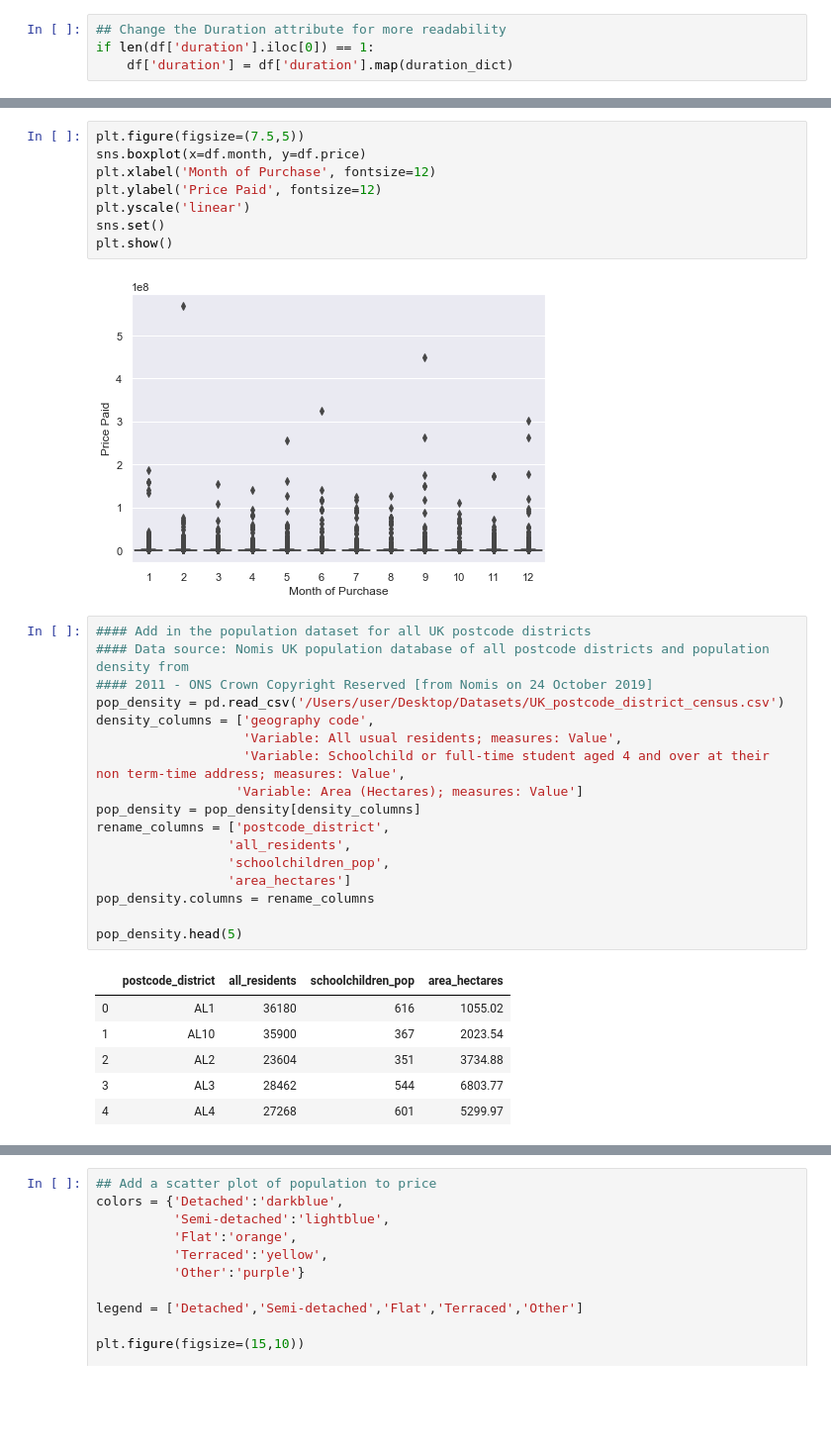
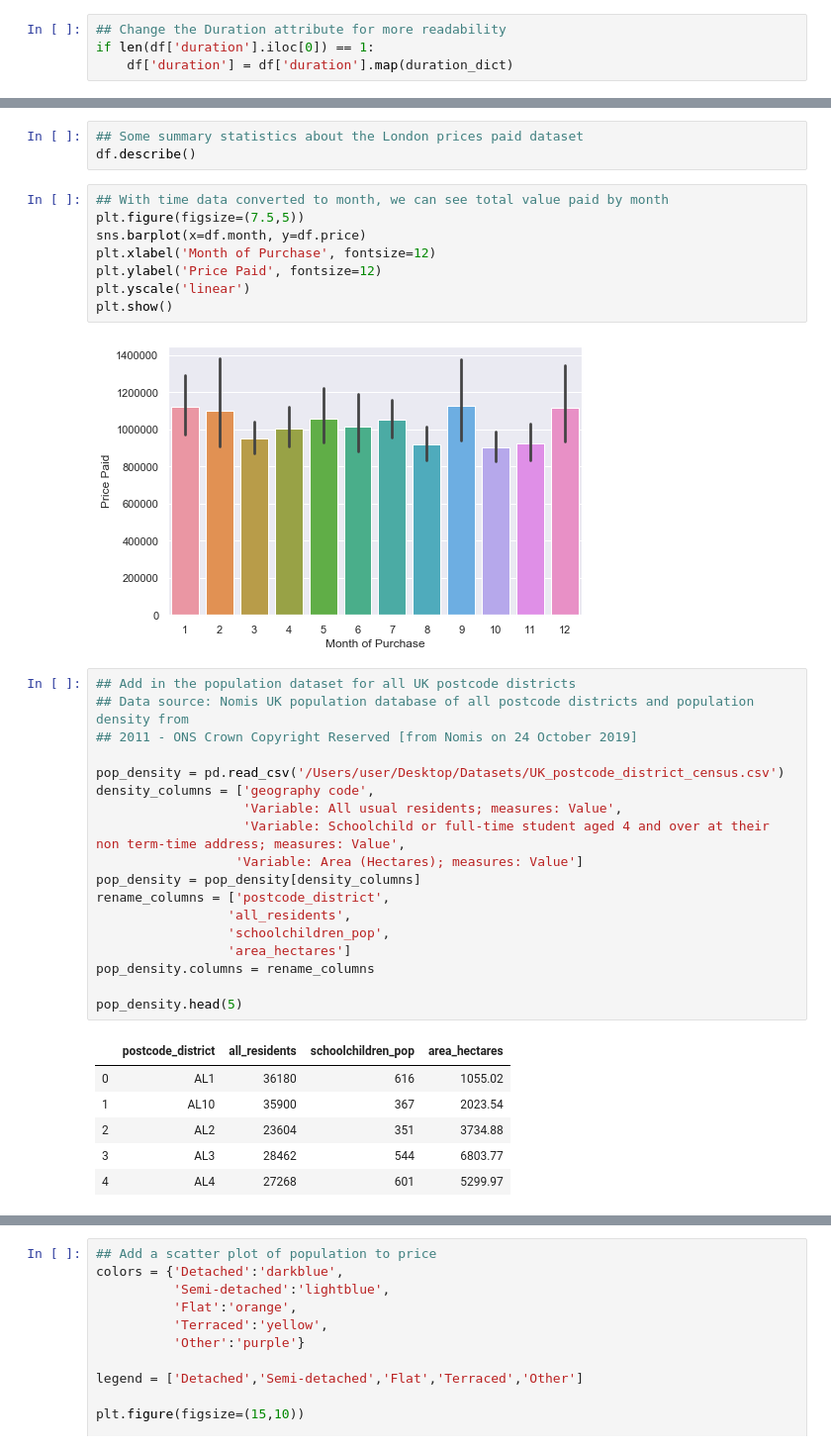
Before and after one commit to dudikbender/springboard, a Jupyter notebook: Springboard Capstone 1 - London Home Prices.ipynb, the cells around one changed output, grey strips where cells are left out. Shown at 99% size. Drawn from its saved outputs; the diff is of its cells as text; blank space fills up the shorter version.

```diff
--- a/Springboard Capstone 1 - London Home Prices.ipynb
+++ b/Springboard Capstone 1 - London Home Prices.ipynb
@@ -142,17 +148,21 @@ df.describe()
+# %%
+## Some summary statistics about the London prices paid dataset
+df.describe()
 # %%
+## With time data converted to month, we can see total value paid by month
 plt.figure(figsize=(7.5,5))
-sns.boxplot(x=df.month, y=df.price)
+sns.barplot(x=df.month, y=df.price)
 plt.xlabel('Month of Purchase', fontsize=12)
 plt.ylabel('Price Paid', fontsize=12)
 plt.yscale('linear')
-sns.set()
 plt.show()
 # %% [output]
-[figure, old version]
+[figure, new version]
 # %%
-#### Add in the population dataset for all UK postcode districts
-#### Data source: Nomis UK population database of all postcode districts and population density from
-#### 2011 - ONS Crown Copyright Reserved [from Nomis on 24 October 2019]
+## Add in the population dataset for all UK postcode districts
+## Data source: Nomis UK population database of all postcode districts and population density from
+## 2011 - ONS Crown Copyright Reserved [from Nomis on 24 October 2019]
+
 pop_density = pd.read_csv('/Users/user/Desktop/Datasets/UK_postcode_district_census.csv')
 density_columns = ['geography code',
                    'Variable: All usual residents; measures: Value',
```
Also changed, not shown: parts of 47 cells of this notebook.
